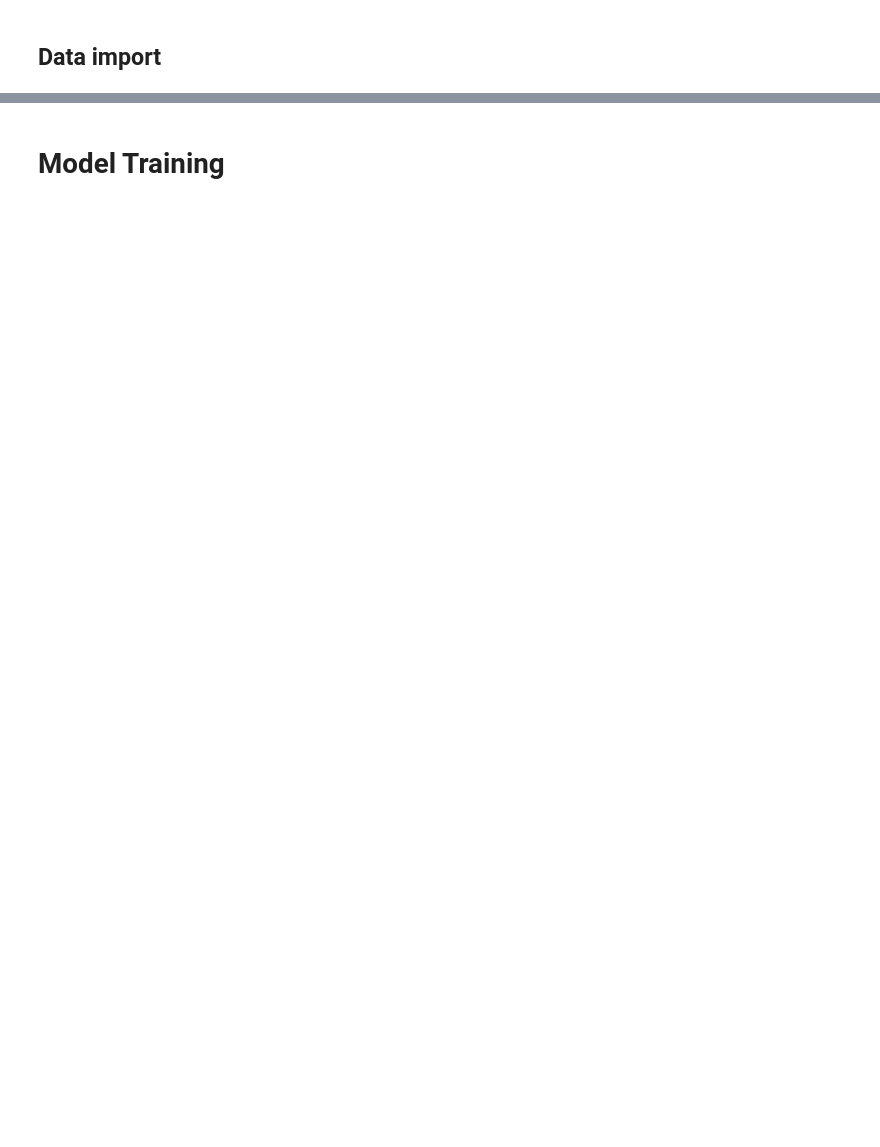
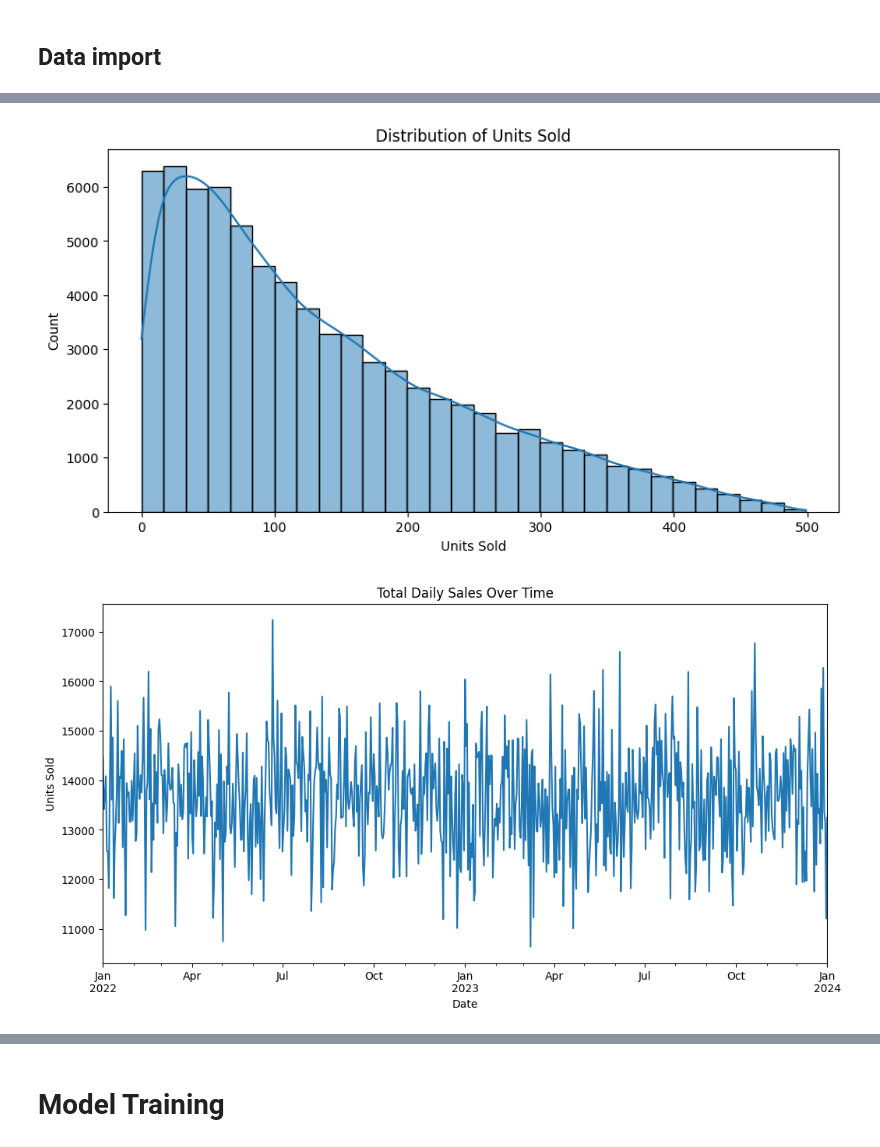
Before and after one commit to B-saini/AI_Project_market_trend_analysis, a Jupyter notebook: Market_Trend.ipynb, the cells around one changed output, grey strips where cells are left out. Cells and saved outputs as stored; diff of their text form; code cells hidden in the pictures; blank space fills up the shorter version.

```diff
--- a/Market_Trend.ipynb
+++ b/Market_Trend.ipynb
@@ -49,0 +33,16 @@ unzip:  cannot find or open market-sales-forecasting-dataset.zip, market-sales-f
+# %%
+import pandas as pd
+
+file_path = '/content/store_inventory.csv'
+
+try:
+    df = pd.read_csv(file_path)
+    df['Date'] = pd.to_datetime(df['Date'], dayfirst=True)
+    df = df.drop(columns=['Update_date'])
+    df_import = df
+    print("✅ Data loaded successfully from /content/store_inventory.csv!")
+    print(df.head())
+except FileNotFoundError:
+    print(f"❌ Error: The file {file_path} was not found.")
+except Exception as e:
+    print(f"❌ An error occurred while loading the file: {e}")
@@ -49,0 +104,31 @@ unzip:  cannot find or open market-sales-forecasting-dataset.zip, market-sales-f
+# %%
+# --- Check Data Info ---
+print("--- Data Info ---")
+df.info()
+
+# --- Check for Missing Values ---
+print("\n--- Missing Values ---")
+print(df.isnull().sum())
+
+# --- Basic Statistics ---
+print("\n--- Summary Statistics ---")
+display(df.describe())
+
+# --- Visualization 1: Distribution of Sales ---
+plt.figure(figsize=(10, 5))
+sns.histplot(df['Units Sold'], bins=30, kde=True)
+plt.title('Distribution of Units Sold')
+plt.xlabel('Units Sold')
+plt.show()
+
+# --- Visualization 2: Sales Over Time ---
+
+# Group by Date to see total sales trend
+daily_sales = df.groupby('Date')['Units Sold'].sum()
+
+plt.figure(figsize=(12, 6))
+daily_sales.plot()
+plt.title('Total Daily Sales Over Time')
+plt.ylabel('Units Sold')
+plt.show()
+# %% [output]
@@ -49,0 +161,2 @@ unzip:  cannot find or open market-sales-forecasting-dataset.zip, market-sales-f
+[figure, added]
+[figure, added]
```
Also changed, not shown: parts of 43 cells of this notebook.
